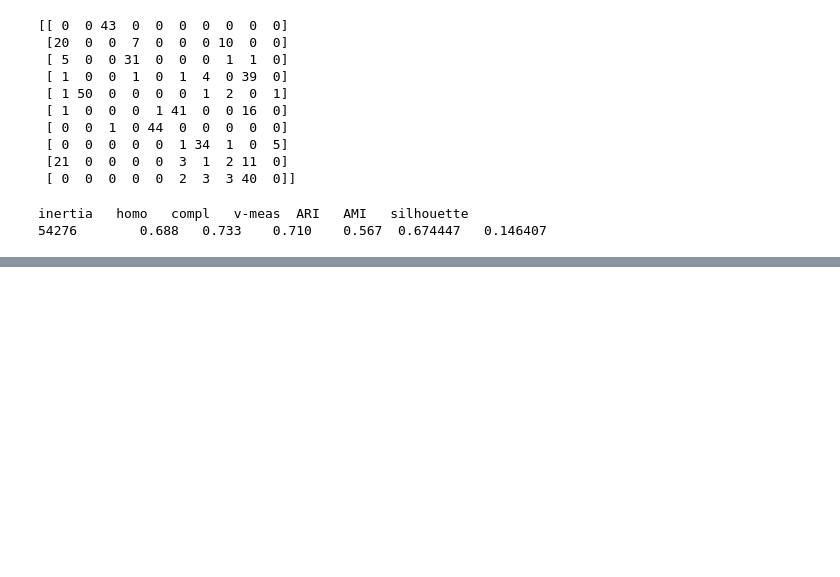
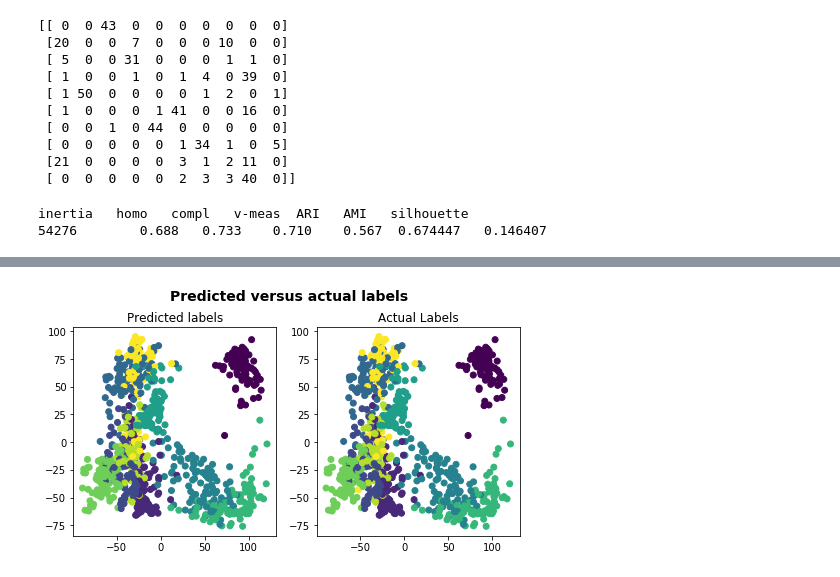
Before and after one commit to brijrajgohil/DataScienceProjects, a Jupyter notebook: PythonMachineLearningScikitLearnTutorial/Main.ipynb, the cells around one changed output, grey strips where cells are left out. Saved outputs shown, nothing was run; the diff lists cells and outputs as text; code cells hidden in the pictures; blank space fills up the shorter version.

```diff
--- a/PythonMachineLearningScikitLearnTutorial/Main.ipynb
+++ b/PythonMachineLearningScikitLearnTutorial/Main.ipynb
@@ -346,0 +486,29 @@ inertia   homo   compl   v-meas  ARI   AMI   silhouette
+# %%
+# Import Isomap()
+from sklearn.manifold import Isomap
+
+# Create an isomap and fit the 'digits' data to it
+X_iso = Isomap(n_neighbors = 10).fit_transform(X_train)
+
+# Compute cluster centers and predicted cluster index for each sample
+predicted = svc_model.predict(X_train)
+
+# Create a plot with subplots in a grid of 1X2
+fig, ax = plt.subplots(1, 2, figsize=(8, 4))
+
+# Adjust the layout
+fig.subplots_adjust(top = 0.85)
+
+# Add scatterplots to subplots
+ax[0].scatter(X_iso[:, 0], X_iso[:, 1], c = predicted)
+ax[0].set_title('Predicted labels')
+ax[1].scatter(X_iso[:, 0], X_iso[:, 1], c = y_train)
+ax[1].set_title('Actual Labels')
+
+# Add title
+fig.suptitle('Predicted versus actual labels', fontsize = 14, fontweight = 'bold')
+
+# Show the plot
+plt.show()
+# %% [output]
+[figure, added]
```
Also changed, not shown: parts of 10 cells of this notebook.
